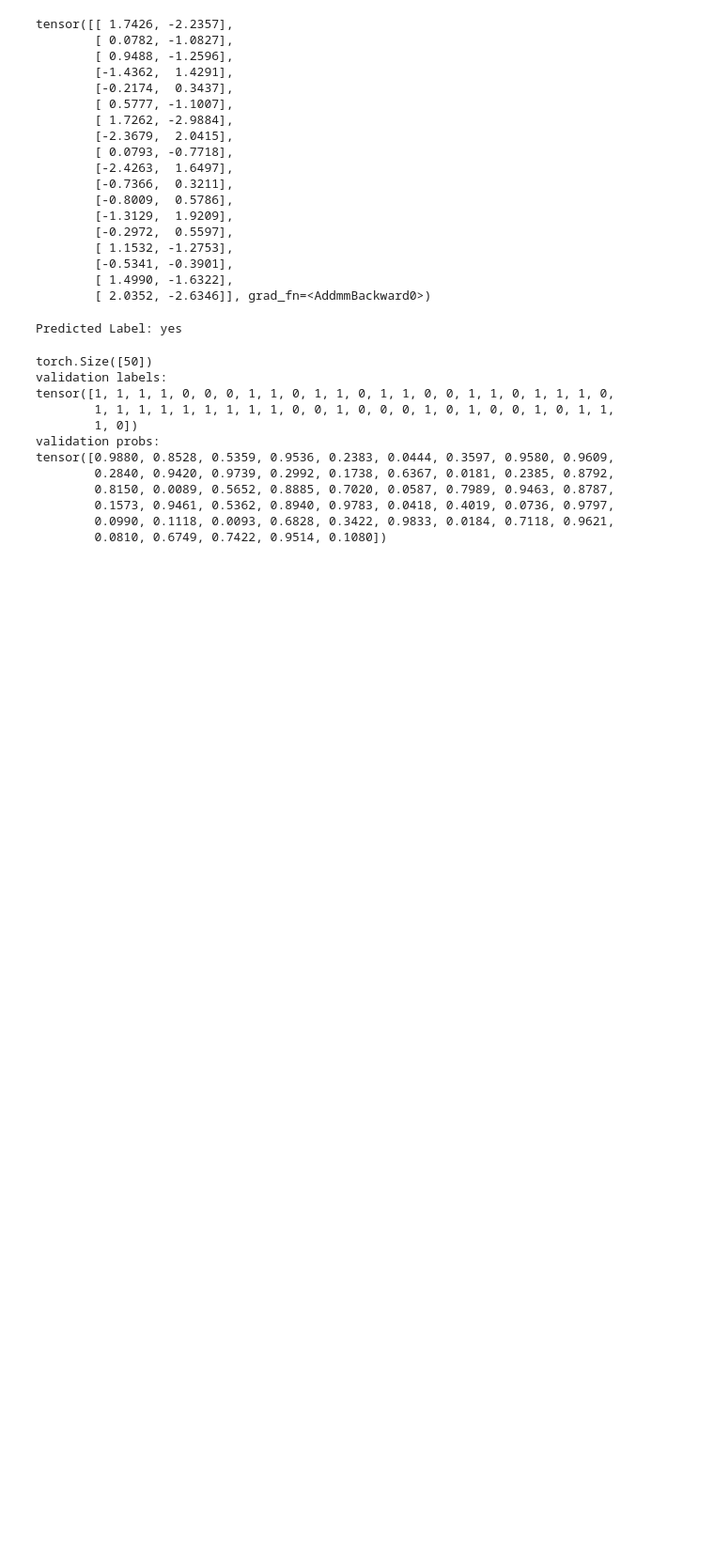
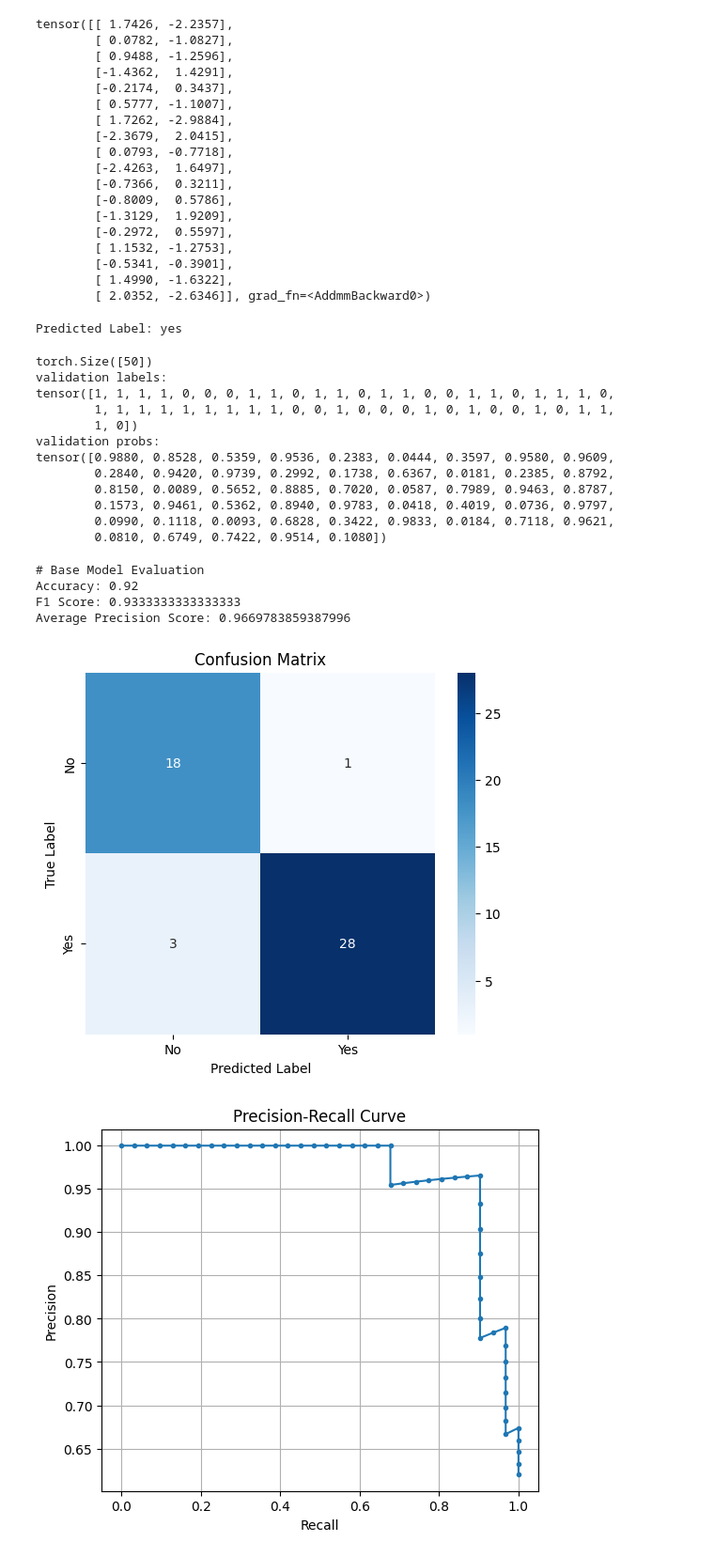
Before and after one commit to cmyguel/tru_image_cancer_prediction, a Jupyter notebook: brain_tumor/classification.ipynb, the cells around one changed output. Shown: that part at 94% size. Cells and saved outputs as stored; diff of their text form; code cells hidden in the pictures; blank space fills up the shorter version.

Commit message:
model evaluation: metrics & plots

```diff
--- a/brain_tumor/classification.ipynb
+++ b/brain_tumor/classification.ipynb
@@ -334,3 +335,12 @@ tensor([0.9880, 0.8528, 0.5359, 0.9536, 0.2383, 0.0444, 0.3597, 0.9580, 0.9609,
         0.1573, 0.9461, 0.5362, 0.8940, 0.9783, 0.0418, 0.4019, 0.0736, 0.9797,
         0.0990, 0.1118, 0.0093, 0.6828, 0.3422, 0.9833, 0.0184, 0.7118, 0.9621,
         0.0810, 0.6749, 0.7422, 0.9514, 0.1080])
+# %%
+evaluate_model(val_labels, val_probs)
+# %% [output]
+# Base Model Evaluation
+Accuracy: 0.92
+F1 Score: 0.9333333333333333
+Average Precision Score: 0.9669783859387996
+[figure, added]
+[figure, added]
```
Also changed, not shown: parts of 3 cells of this notebook, 2 other files.
